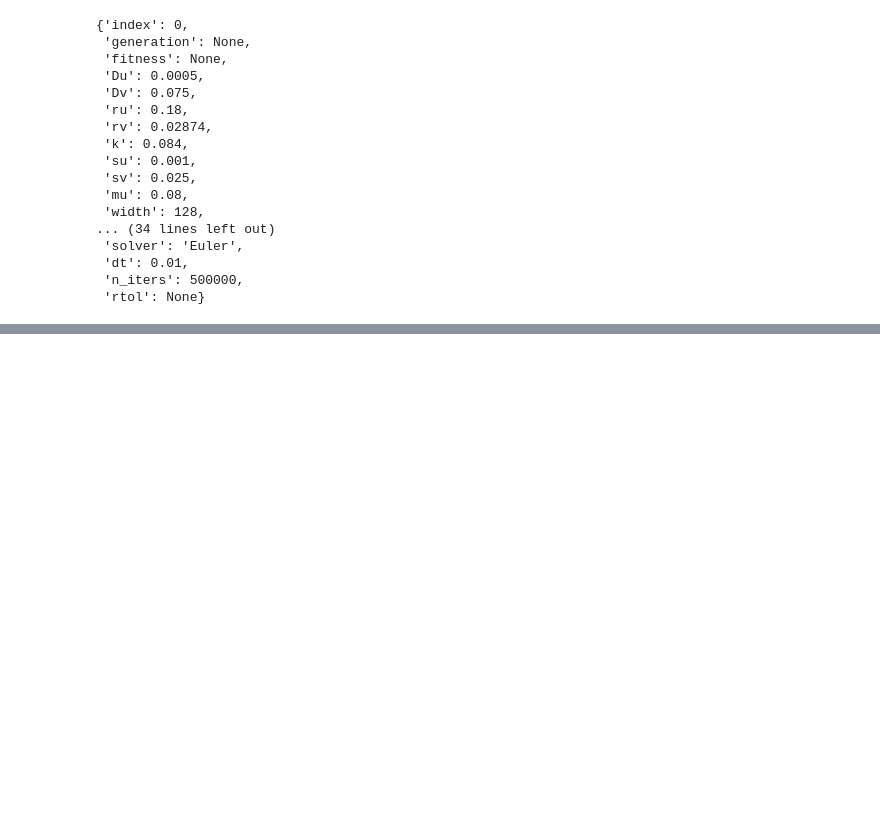
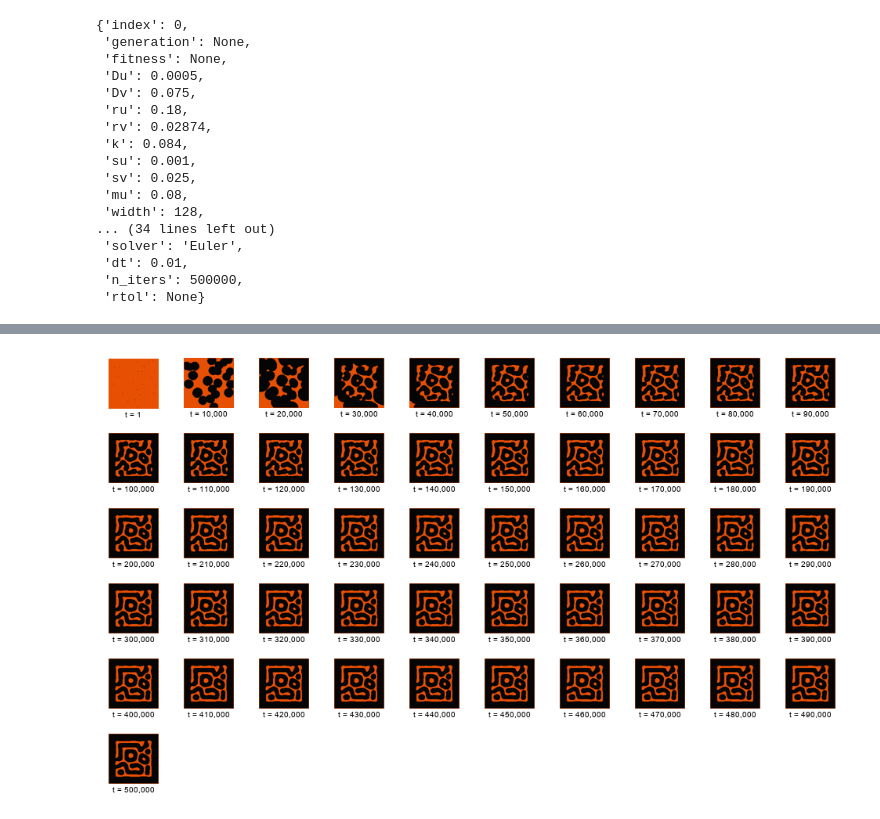
Before and after one commit to cxinsys/lpf, a Jupyter notebook: tutorials/tutorial01_single_solution.ipynb, the cells around one changed output, grey strips where cells are left out. Cells and saved outputs as stored; diff of their text form; code cells hidden in the pictures; blank space fills up the shorter version.

```diff
--- a/tutorials/tutorial01_single_solution.ipynb
+++ b/tutorials/tutorial01_single_solution.ipynb
@@ -194,0 +219,11 @@ model_dict
+# %%
+img_patterns = merge_images(dpath_images,
+                            n_cols=10,
+                            infile_header="pattern",
+                            ratio_resize=0.5,
+                            text_format="t = ",
+                            font_size=10,
+                            text_margin_ratio=.1)
+img_patterns
+# %% [output]
+[figure, added]
```
Also changed, not shown: parts of 10 cells of this notebook, 2 other files.
